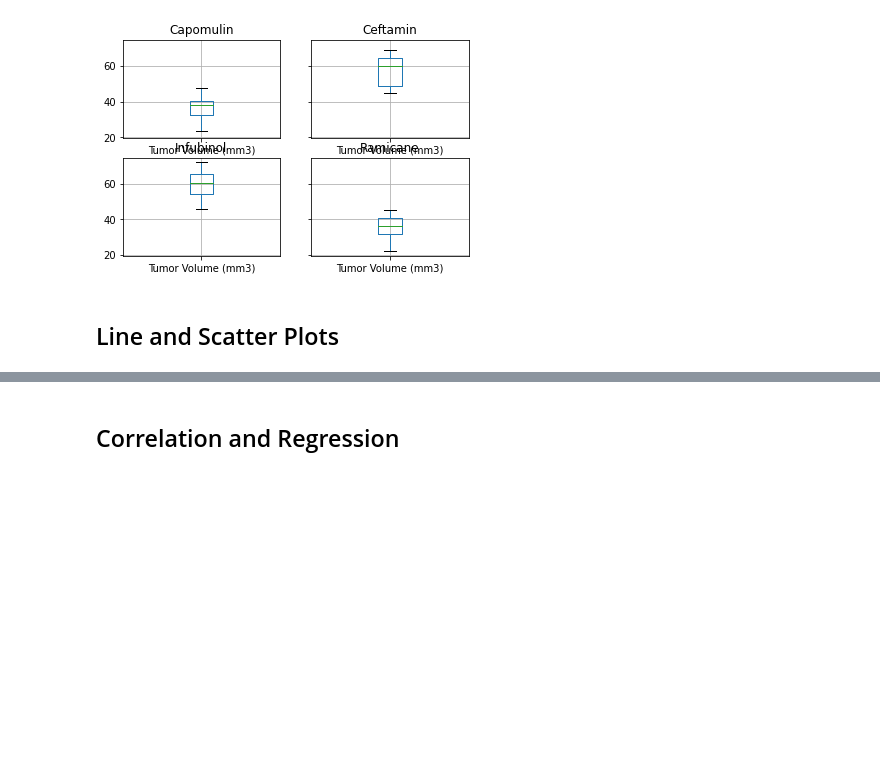
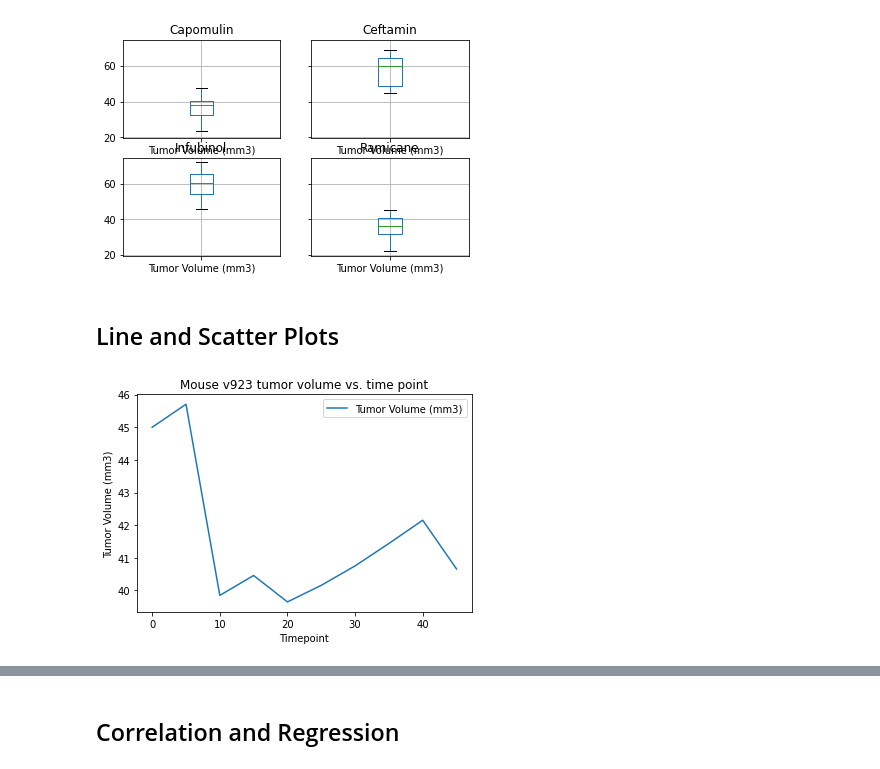
Before and after one commit to yang5hi/Matplotlib-challenge, a Jupyter notebook: pymaceuticals_GitHub.ipynb, the cells around one changed output, grey strips where cells are left out. Cells and saved outputs as stored; diff of their text form; code cells hidden in the pictures; blank space fills up the shorter version.

```diff
--- a/pymaceuticals_GitHub.ipynb
+++ b/pymaceuticals_GitHub.ipynb
@@ -91,19 +91,19 @@ The number of mice in the clean DataFrame is 248
 # Use groupby and summary statistical methods to calculate the following properties of each drug regimen:
 # mean, median, variance, standard deviation, and SEM of the tumor volume.
 
-ss_df=cleaned_df[['Mouse ID','Drug Regimen','Sex','Timepoint','Tumor Volume (mm3)']].copy()
-grouped_ss_df=ss_df.groupby(['Drug Regimen'])
-ss_mean=grouped_ss_df['Tumor Volume (mm3)'].mean()
-ss_median=grouped_ss_df['Tumor Volume (mm3)'].median()
-ss_var=grouped_ss_df['Tumor Volume (mm3)'].var()
-ss_std=grouped_ss_df['Tumor Volume (mm3)'].std()
-ss_sem=grouped_ss_df['Tumor Volume (mm3)'].sem()
+stats_df=cleaned_df[['Mouse ID','Drug Regimen','Weight (g)','Sex','Timepoint','Tumor Volume (mm3)']].copy()
+grouped_stats_df=stats_df.groupby(['Drug Regimen'])
+stats_mean=grouped_stats_df['Tumor Volume (mm3)'].mean()
+stats_median=grouped_stats_df['Tumor Volume (mm3)'].median()
+stats_var=grouped_stats_df['Tumor Volume (mm3)'].var()
+stats_std=grouped_stats_df['Tumor Volume (mm3)'].std()
+stats_sem=grouped_stats_df['Tumor Volume (mm3)'].sem()
 
 # Assemble the resulting series into a single summary dataframe.
-ss_output_df=pd.DataFrame({'Tumor Volume (mm3) mean':ss_mean, 'Tumor Volume (mm3) median':ss_median,
-                           'Tumor Volume (mm3) variance':ss_var,'Tumor Volume (mm3) standard deviation':ss_std,
-                          'Tumor Volume (mm3) sem':ss_sem})
-ss_output_df
+stats_output_df=pd.DataFrame({'Tumor Volume (mm3) mean':stats_mean, 'Tumor Volume (mm3) median':stats_median,
+                           'Tumor Volume (mm3) variance':stats_var,'Tumor Volume (mm3) standard deviation':stats_std,
+                          'Tumor Volume (mm3) sem':stats_sem})
+stats_output_df
 # %% [output]
 |  | Tumor Volume (mm3) mean | Tumor Volume (mm3) median | Tumor Volume (mm3) variance | Tumor Volume (mm3) standard devia... | ... |
 | Drug Regimen |  |  |  |  | ... |
@@ -252,3 +252,9 @@ dtype: object
 ## Line and Scatter Plots
 # %%
 # Generate a line plot of tumor volume vs. time point for a mouse treated with Capomulin
+capomulin_v923_df=stats_df.loc[(stats_df['Drug Regimen']=='Capomulin') & (stats_df['Mouse ID']=='v923')].copy()
+capomulin_v923_df.plot('Timepoint','Tumor Volume (mm3)',kind='line',ylabel="Tumor Volume (mm3)",
+              title="Mouse v923 tumor volume vs. time point")
+plt.show()
+# %% [output]
+[figure, added]
```
Also changed, not shown: parts of 9 cells of this notebook, 1 other file.
